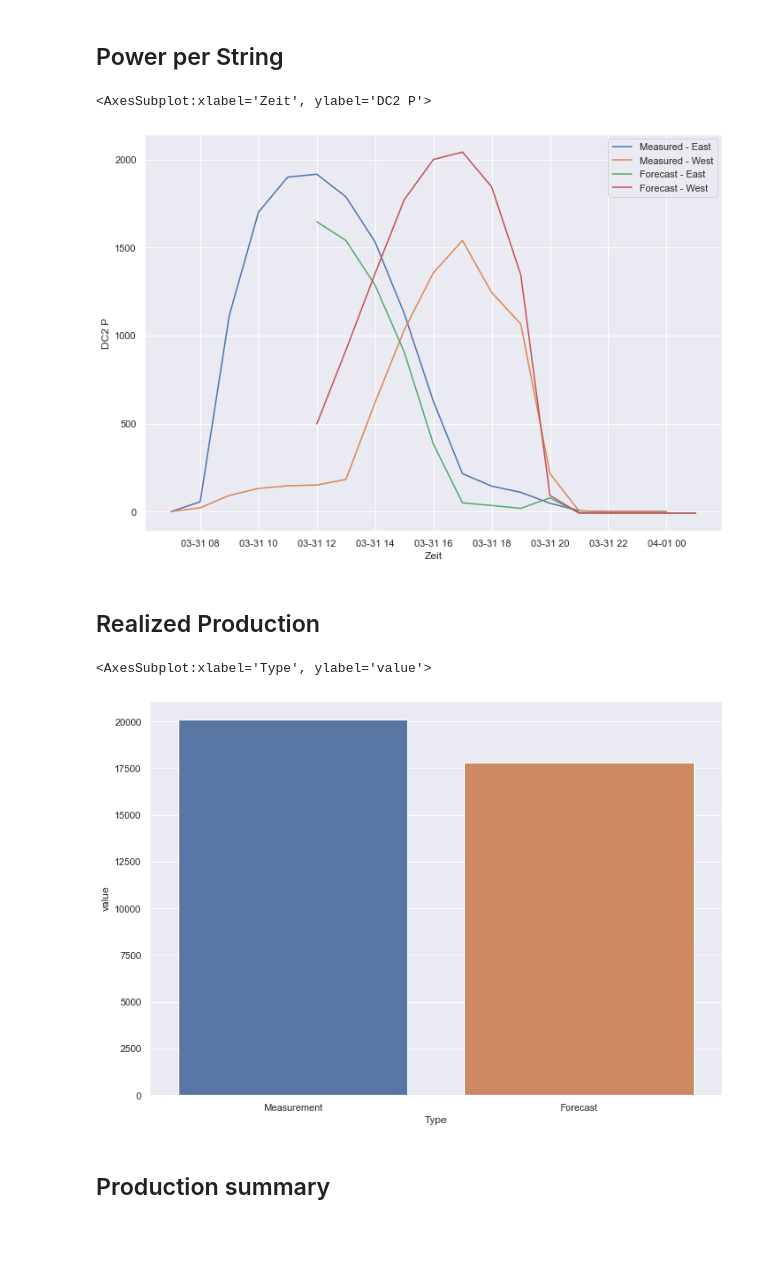
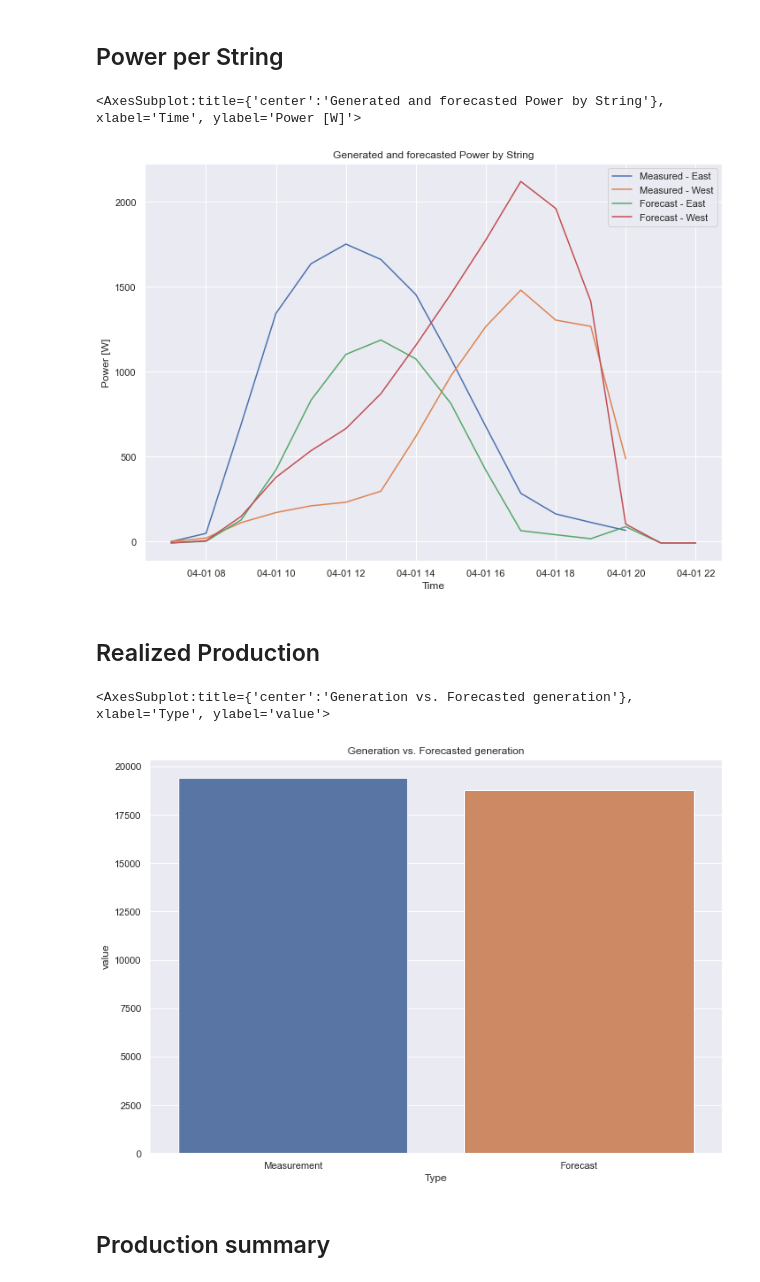
Before and after one commit to tinoetzold/PV-Prognose, a Jupyter notebook: analyze_data.ipynb, the cells around one changed output. Saved outputs shown, nothing was run; the diff lists cells and outputs as text; code cells hidden in the pictures; blank space fills up the shorter version.

```diff
--- a/analyze_data.ipynb
+++ b/analyze_data.ipynb
@@ -4,13 +4,14 @@ import pandas as pd
 import seaborn as sns
 import matplotlib
 import matplotlib.pyplot as plt
+sns.set_style("whitegrid")
 # %% [markdown]
 # Open the data file from Plenticore Inverter (measured data)
 
 The datafile will be opened and adapted to fit the required formats.
 # %%
-data_file = os.path.join(os.getcwd(), "pv_data", "2021_q1.csv")
-
+#data_file = os.path.join(os.getcwd(), "pv_data", "2021_q1.csv")
+data_file = os.path.join(os.getcwd(), "pv_data", "2021_04_01.csv")
 mydf = pd.read_csv(data_file, skiprows=6, delimiter="\t", index_col="Zeit")
 mydf.index = pd.to_datetime(mydf.index, unit='s')
 mydf.index = mydf.index.tz_localize('UTC') + pd.offsets.Hour(1)
@@ -20,12 +21,13 @@ mydf = mydf[mydf["DC1 U"].notna()]
 mydf["DC1_I_A"] = mydf["DC1 I"] / 1000.0   # convert from mA to ampere
 mydf["DC2_I_A"] = mydf["DC2 I"] / 1000.0   # convert from mA to ampere
 mydf["ALL_AC_POWER"] = mydf["DC1 P"] + mydf["DC2 P"]
+mydf["Consumption"] = mydf["HC2 P"] + mydf["HC2 P"]
 # %%
 pv_gen_hourly = mydf.groupby(pd.Grouper(freq='H', closed='right')).mean()
 # %% [markdown]
 # Open the forecast data
 # %%
-data_file = os.path.join(os.getcwd(), "output", "2021_03_31_15_Uhr.csv")
+data_file = os.path.join(os.getcwd(), "output", "2021_04_01_08_Uhr.csv")
 
 forecast_data = pd.read_csv(data_file, index_col="DATE")
 forecast_data.index = pd.to_datetime(forecast_data.index)
@@ -52,12 +54,13 @@ Index(['WIND_DIRECTION', 'WIND_SPEED', 'CLOUD_COVER_TOTAL',
 # Viusalize daza
 ## Overall power output
 # %%
-today = datetime.date.today() - datetime.timedelta(days=1)
+today = datetime.date.today()# - datetime.timedelta(days=1)
 start = datetime.datetime(year=today.year, month=today.month, day=today.day, hour=5)
 start = pd.Timestamp(start).tz_localize('utc')
 end = datetime.datetime(year=today.year, month=today.month, day=today.day, hour=23)
 end = pd.Timestamp(end).tz_localize('utc')
 data_pv_h = pv_gen_hourly.loc[start:end]
+data_pv_overall = mydf.loc[start:end]
 forecast_h = forecast_data.loc[start:end]
 # %% [markdown]
 ## Overall power output
@@ -71,17 +82,24 @@ sns.lineplot(x=forecast_h.index, y="ALL_AC_POWER", data=forecast_h, label="Forec
 # %% [markdown]
 ## Power per String
 # %%
-sns.lineplot(x="Zeit", y="DC2 P", data=data_pv_h, label="Measured - East")
-sns.lineplot(x="Zeit", y="DC1 P", data=data_pv_h, label="Measured - West")
-sns.lineplot(x=forecast_h.index, y="Ost_ac", data=forecast_h, label="Forecast - East")
-sns.lineplot(x=forecast_h.index, y="West_ac", data=forecast_h, label="Forecast - West")
+fig, ax = plt.subplots()
+ax.set_xlabel("Time")
+ax.set_ylabel("Power [W]")
+ax.set_title("Generated and forecasted Power by String")
+sns.lineplot(x="Zeit", y="DC2 P", data=data_pv_h, label="Measured - East", ax=ax)
+sns.lineplot(x="Zeit", y="DC1 P", data=data_pv_h, label="Measured - West", ax=ax)
+sns.lineplot(x=forecast_h.index, y="Ost_ac", data=forecast_h, label="Forecast - East", ax=ax)
+sns.lineplot(x=forecast_h.index, y="West_ac", data=forecast_h, label="Forecast - West", ax=ax)
 # %% [output]
-<AxesSubplot:xlabel='Zeit', ylabel='DC2 P'>
+<AxesSubplot:title={'center':'Generated and forecasted Power by String'}, xlabel='Time', ylabel='Power [W]'>
-[figure, old version]
+[figure, new version]
 # %% [markdown]
 ## Realized Production
 # %%
-
+fig, ax = plt.subplots()
+ax.set_xlabel("")
+ax.set_ylabel("Generation [Wh]")
+ax.set_title("Generation vs. Forecasted generation")
 overall_production = data_pv_h["ALL_AC_POWER"].loc[data_pv_h["ALL_AC_POWER"] > 0].sum()
 overall_forecast = forecast_h["ALL_AC_POWER"].loc[forecast_h["ALL_AC_POWER"] > 0].sum()
 overall = pd.DataFrame({'Type': ["Measurement", "Forecast"],
@@ -90,8 +108,8 @@ overall = pd.DataFrame({'Type': ["Measurement", "Forecast"],
 
 sns.barplot(x="Type", y="value", data=overall)
 # %% [output]
-<AxesSubplot:xlabel='Type', ylabel='value'>
+<AxesSubplot:title={'center':'Generation vs. Forecasted generation'}, xlabel='Type', ylabel='value'>
-[figure, old version]
+[figure, new version]
 # %% [markdown]
 ## Production summary
 # %% [markdown]
```
Also changed, not shown: parts of 10 cells of this notebook, 1 other file.
